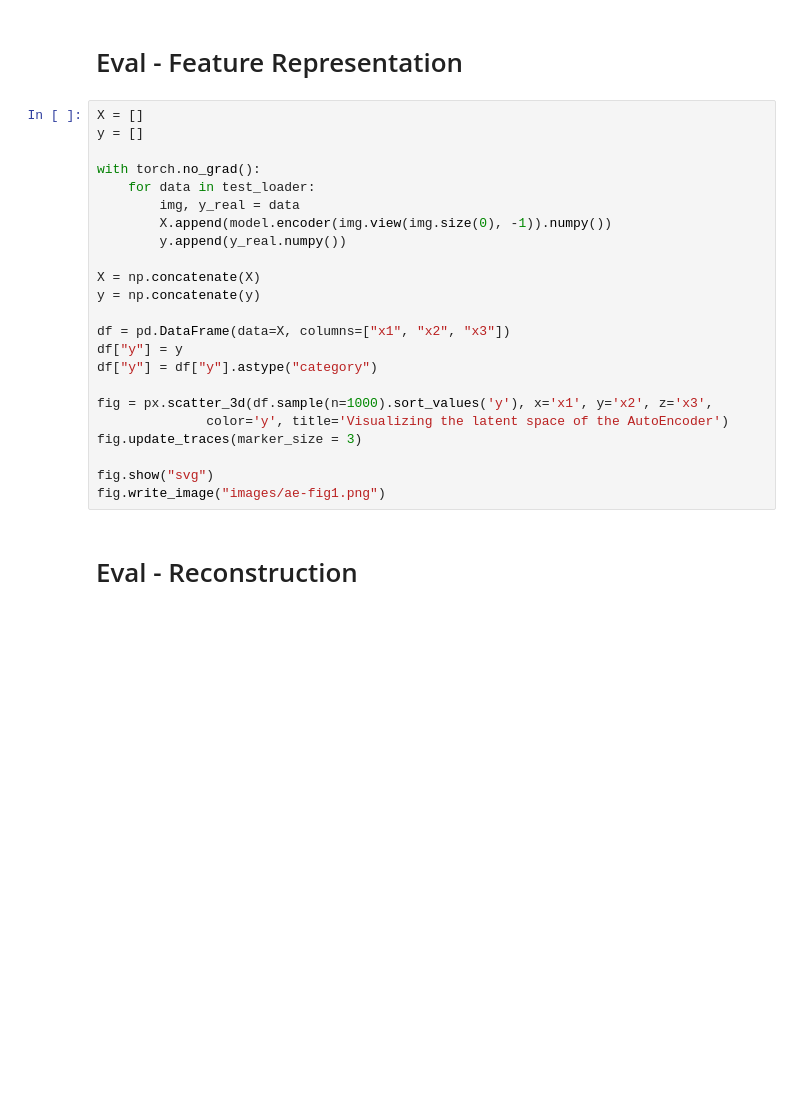
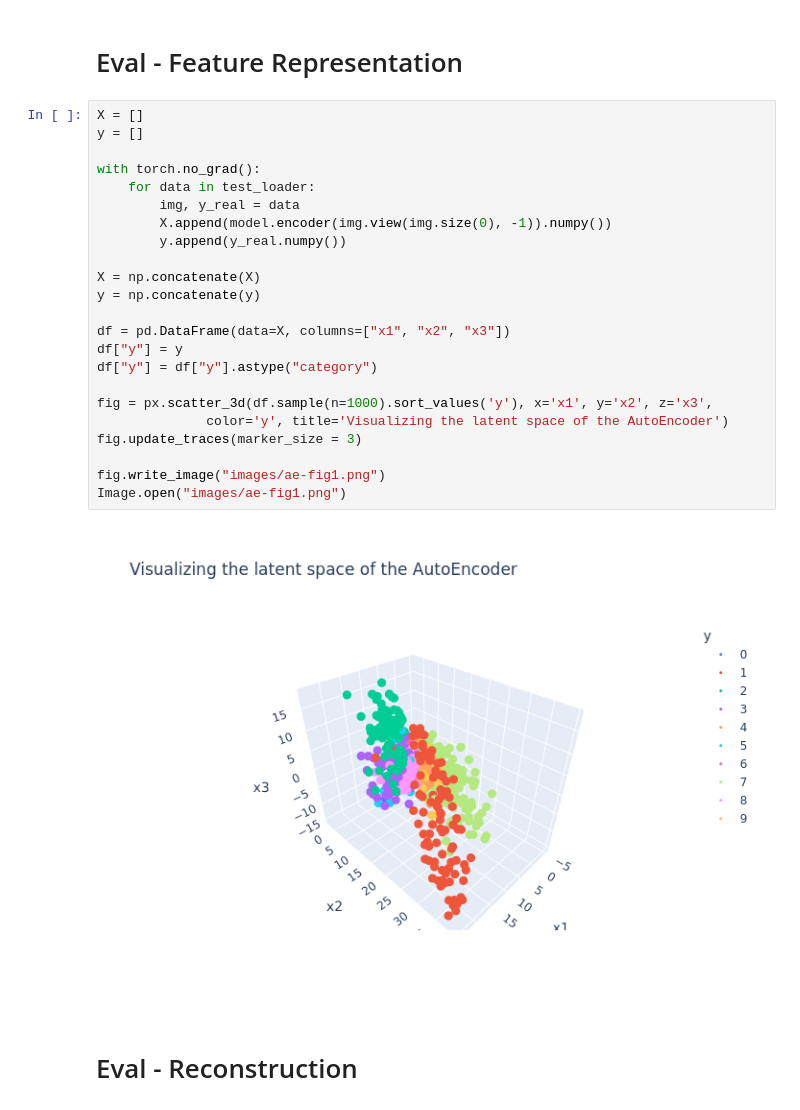
Before and after one commit to L0Z1K/AE, a Jupyter notebook: 1. AutoEncoder.ipynb, the cells around one changed output. Saved outputs shown, nothing was run; the diff lists cells and outputs as text; blank space fills up the shorter version.

Commit message:
fix: Show notebook well

```diff
--- a/1. AutoEncoder.ipynb
+++ b/1. AutoEncoder.ipynb
@@ -110,26 +110,28 @@ test loss: 0.1373
 # %%
 X = []
 y = []
 
 with torch.no_grad():
     for data in test_loader:
         img, y_real = data
         X.append(model.encoder(img.view(img.size(0), -1)).numpy())
         y.append(y_real.numpy())
 
 X = np.concatenate(X)
 y = np.concatenate(y)
 
 df = pd.DataFrame(data=X, columns=["x1", "x2", "x3"])
 df["y"] = y
 df["y"] = df["y"].astype("category")
 
 fig = px.scatter_3d(df.sample(n=1000).sort_values('y'), x='x1', y='x2', z='x3',
               color='y', title='Visualizing the latent space of the AutoEncoder')
 fig.update_traces(marker_size = 3)
 
-fig.show("svg")
 fig.write_image("images/ae-fig1.png")
+Image.open("images/ae-fig1.png")
+# %% [output]
+[figure, added]
 # %% [markdown]
 # Eval - Reconstruction
 # %%
```
Also changed, not shown: parts of 3 cells of this notebook, 2 other files.
